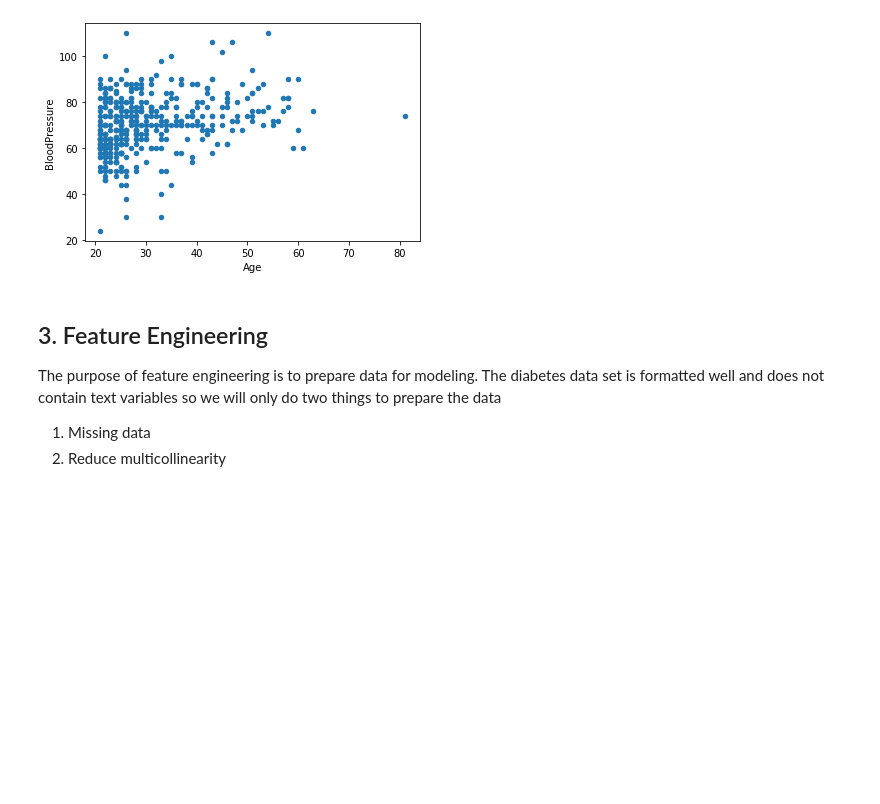
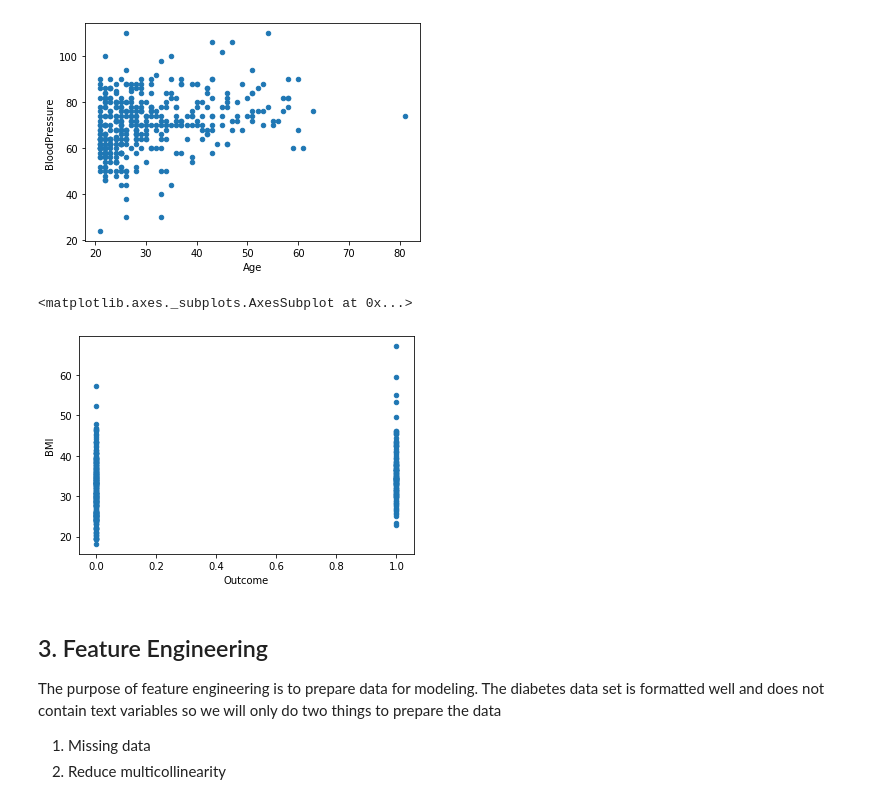
Before and after one commit to jzhangab/quds-class, a Jupyter notebook: 2_Intro_ML.cleaned.ipynb, the cells around one changed output. Drawn from its saved outputs; the diff is of its cells as text; code cells hidden in the pictures; blank space fills up the shorter version.

```diff
--- a/2_Intro_ML.cleaned.ipynb
+++ b/2_Intro_ML.cleaned.ipynb
@@ -63,6 +64,15 @@ df.plot.scatter(x = 'Age',
 # %% [output]
 <matplotlib.axes._subplots.AxesSubplot at 0x...>
 [figure]
+# %%
+# What about BMI vs. Outcome? Are higher BMI persons more likely to have diabetes?
+# This shows that you may be tempted to draw conclusions using single factor analysis that BMI causes diabetes - when it is only one of several factors
+%matplotlib inline
+df.plot.scatter(x = 'Outcome',
+                y = 'BMI')
+# %% [output]
+<matplotlib.axes._subplots.AxesSubplot at 0x...>
+[figure, added]
 # %% [markdown]
 ## 3. Feature Engineering
 The purpose of feature engineering is to prepare data for modeling. The diabetes data set is formatted well and does not contain text variables so we will only do two things to prepare the data
```
Also changed, not shown: parts of 2 cells of this notebook.
